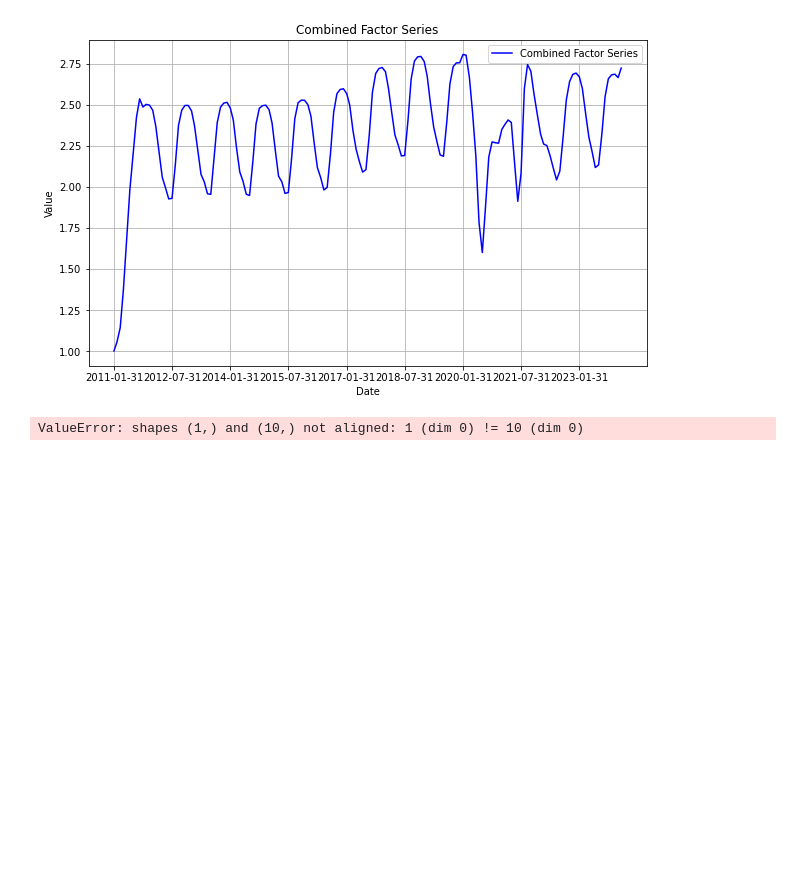
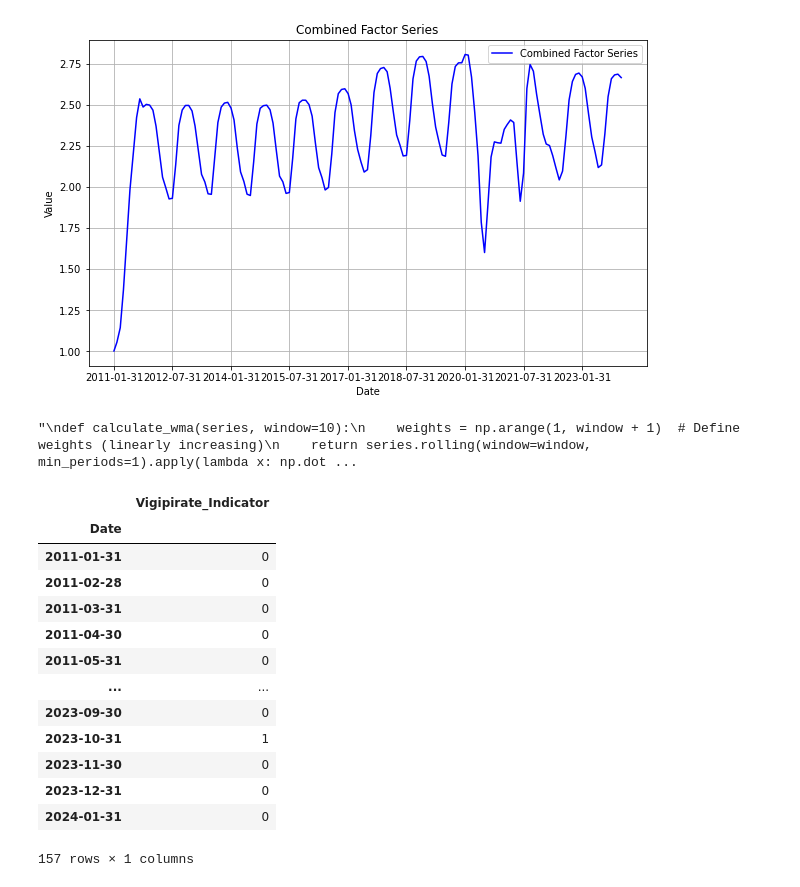
Before and after one commit to Laveine-v2/MODS206-DFM, a Jupyter notebook: Data_analysis.ipynb, the cells around one changed output. Cells and saved outputs as stored; diff of their text form; code cells hidden in the pictures; blank space fills up the shorter version.

```diff
--- a/Data_analysis.ipynb
+++ b/Data_analysis.ipynb
@@ -256,6 +274,7 @@ plt.show()
 # %% [output]
 [figure]
 # %%
+"""
 def calculate_wma(series, window=10):
     weights = np.arange(1, window + 1)  # Define weights (linearly increasing)
     return series.rolling(window=window, min_periods=1).apply(lambda x: np.dot(x, weights) / weights.sum(), raw=True)
@@ -264,7 +283,6 @@ factor_series_wma = data.apply(calculate_wma, axis=0)
 
 combined_factor_series_wma = factor_series_wma.mean(axis=1)
 
-# Plot the combined factor series with weighted moving average
 plt.figure(figsize=(10, 6))
 plt.plot(combined_factor_series_wma.index, combined_factor_series_wma.values, label='Combined Factor Series (WMA)', color='red')
 plt.title('Combined Factor Series with Weighted Moving Average')
@@ -274,5 +292,56 @@ plt.legend()
 plt.grid(True)
 plt.xticks(comb_facser.index[::tick_frequency*3])
 plt.show()
+"""
 # %% [output]
-ValueError: shapes (1,) and (10,) not aligned: 1 (dim 0) != 10 (dim 0)
+"\ndef calculate_wma(series, window=10):\n    weights = np.arange(1, window + 1)  # Define weights (linearly increasing)\n    return series.rolling(window=window, min_periods=1).apply(lambda x: np.dot ...
+# %%
+# Define the indicator function for Vigipirate periods
+vigipirate_periods = [
+    (pd.to_datetime("2012-03-31"), pd.to_datetime("2012-03-31").replace(day=31)),
+    (pd.to_datetime("2015-01-31"), pd.to_datetime("2015-01-31").replace(day=31)),
+    (pd.to_datetime("2015-02-28"), pd.to_datetime("2015-02-28").replace(day=28)),
+    (pd.to_datetime("2015-06-30"), pd.to_datetime("2015-06-30").replace(day=30)),
+    (pd.to_datetime("2015-11-30"), pd.to_datetime("2015-11-30").replace(day=30)),
+    (pd.to_datetime("2016-03-31"), pd.to_datetime("2016-03-31").replace(day=31)),
+    (pd.to_datetime("2016-06-30"), pd.to_datetime("2016-06-30").replace(day=30)),
+    (pd.to_datetime("2016-07-31"), pd.to_datetime("2016-07-31").replace(day=31)),
+    (pd.to_datetime("2016-09-30"), pd.to_datetime("2016-09-30").replace(day=30)),
+    (pd.to_datetime("2017-06-30"), pd.to_datetime("2017-06-30").replace(day=30)),
+    (pd.to_datetime("2017-09-30"), pd.to_datetime("2017-09-30").replace(day=30)),
+    (pd.to_datetime("2018-02-28"), pd.to_datetime("2018-02-28").replace(day=28)),
+    (pd.to_datetime("2018-12-31"), pd.to_datetime("2018-12-31").replace(day=31)),
+    (pd.to_datetime("2021-03-31"), pd.to_datetime("2021-03-31").replace(day=31)),
+    (pd.to_datetime("2023-10-31"), pd.to_datetime("2023-10-31").replace(day=31))
+]
+
+date_range = pd.date_range(start="2011-01-31", end="2024-01-31", freq="M")
+
+vigipirate_indicator = []
+
+for date in date_range:
+    is_vigipirate_active = any(start <= date <= end for start, end in vigipirate_periods)
+    vigipirate_indicator.append(1 if is_vigipirate_active else 0)
+
+vigipirate_df = pd.DataFrame({
+    "Date": date_range,
+    "Vigipirate_Indicator": vigipirate_indicator
+})
+
+vigipirate_df.set_index("Date", inplace=True)
+vigipirate_df
+# %% [output]
+|  | Vigipirate_Indicator |
+| Date |  |
+| 2011-01-31 | 0 |
+| 2011-02-28 | 0 |
+| 2011-03-31 | 0 |
+| 2011-04-30 | 0 |
+| 2011-05-31 | 0 |
+| ... | ... |
+| 2023-09-30 | 0 |
+| 2023-10-31 | 1 |
+| 2023-11-30 | 0 |
+| 2023-12-31 | 0 |
+| 2024-01-31 | 0 |
+157 rows × 1 columns
```
Also changed, not shown: parts of 8 cells of this notebook.
